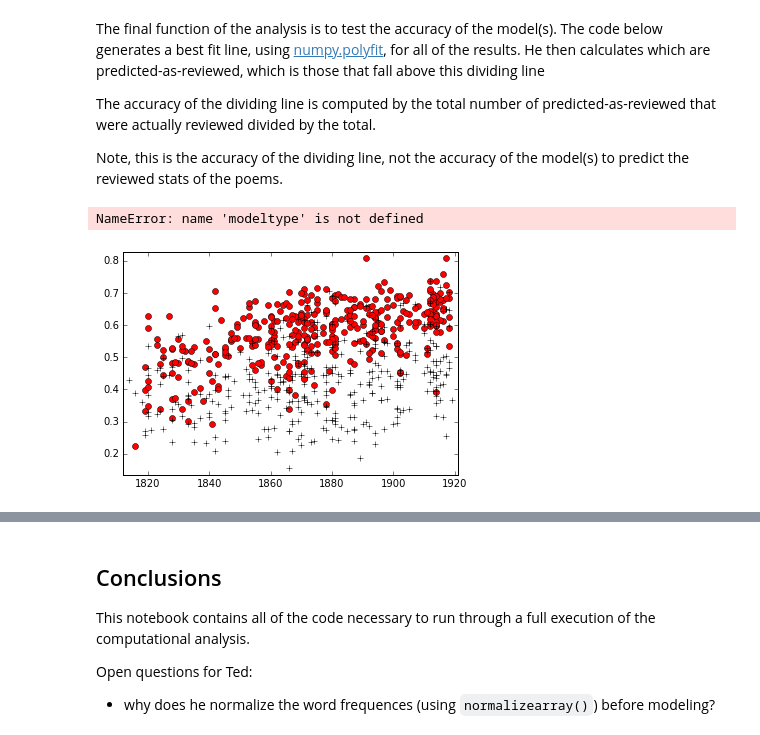
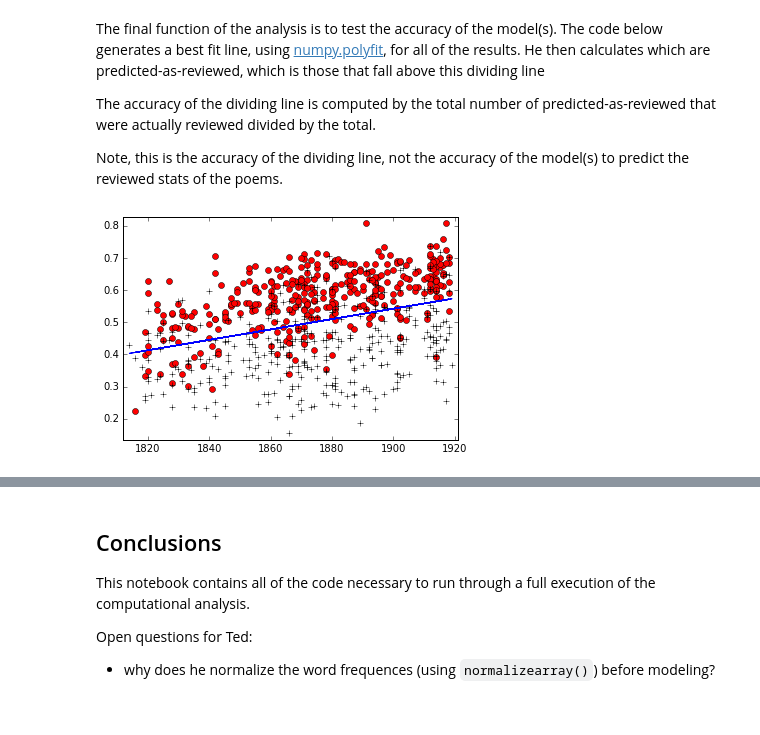
Before and after one commit to interedition/paceofchange, a Jupyter notebook: defactoring-pace-of-change.ipynb, the cells around one changed output, grey strips where cells are left out. Saved outputs shown, nothing was run; the diff lists cells and outputs as text; code cells hidden in the pictures.

```diff
--- a/defactoring-pace-of-change.ipynb
+++ b/defactoring-pace-of-change.ipynb
@@ -1100,7 +1095,8 @@ import matplotlib.pyplot as plt # DEFACTORING
 %matplotlib inline
 
 modeltype = 'linear'
-datelimits = '
+datelimits = []
+
 # def diachronic_tilt(allvolumes, modeltype, datelimits):
 ''' Takes a set of predictions produced by a model that knows nothing about date,
 and divides it along a line with a diachronic tilt. We need to do this in a way
@@ -1169,35 +1165,34 @@ if modeltype == 'logistic':
 
     # intercept = newmodel.intercept_[0] / (-coefficients[0])
     # slope = coefficients[1] / (-coefficients[0])
 
     # p = np.poly1d([slope, intercept])
 
 elif modeltype == 'linear':
     # what we actually do
 
     z = np.polyfit(x, y, 1)
     p = np.poly1d(z)
     slope = z[0]
     intercept = z[1]
 
 plt.plot(x,p(x),"b-")
 plt.show(block = False)
 
 x = np.array(x, dtype='float64')
 y = np.array(y, dtype='float64')
 classvector = np.array(classvector)
 dividingline = intercept + (x * slope)
 predicted_as_reviewed = (y > dividingline)
 really_reviewed = (classvector == 1)
 
 accuracy = sum(predicted_as_reviewed == really_reviewed) / len(classvector)
 
 # return accuracy # DEFACTORING
 
 tiltaccuracy = accuracy # DEFACTORING
 # %% [output]
-NameError: name 'modeltype' is not defined
-[figure, old version]
+[figure, new version]
 # %%
 # tiltaccuracy = diachronic_tilt(allvolumes, 'linear', []) # DEFACTORING
 
```
Also changed, not shown: parts of 6 cells of this notebook.
